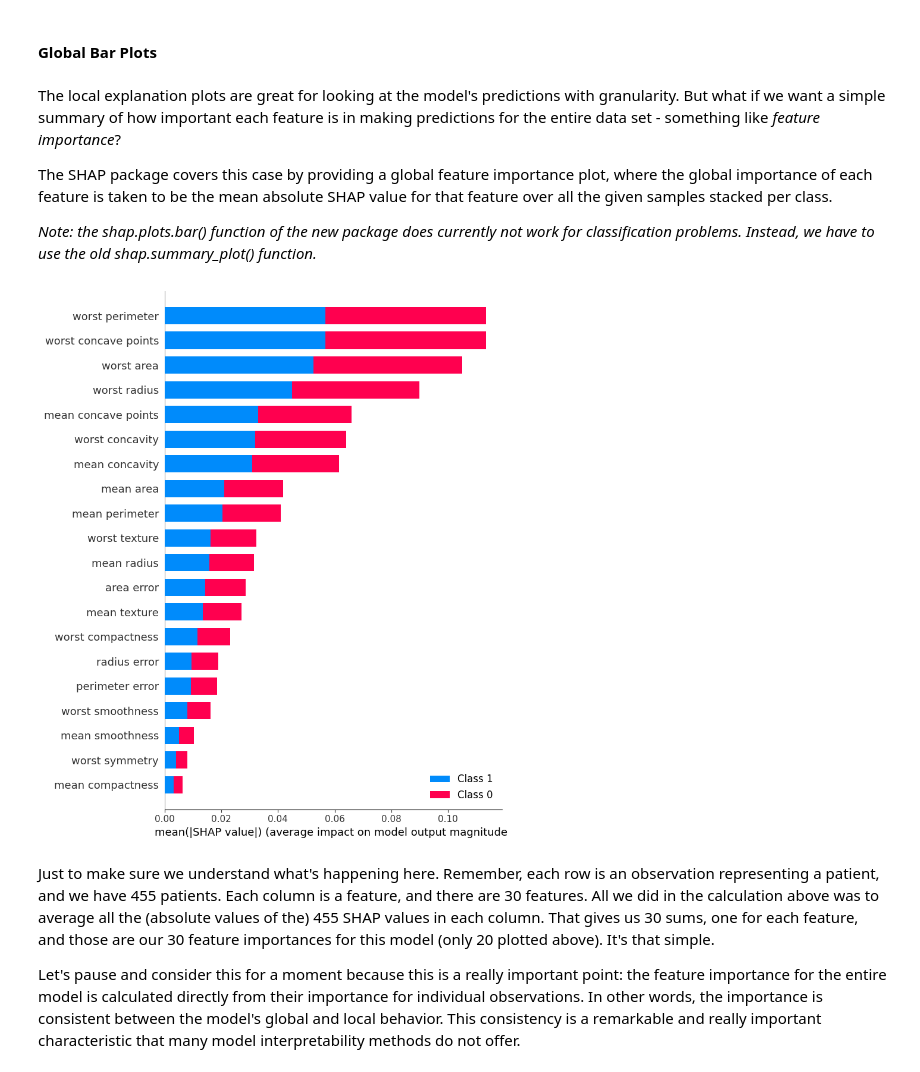
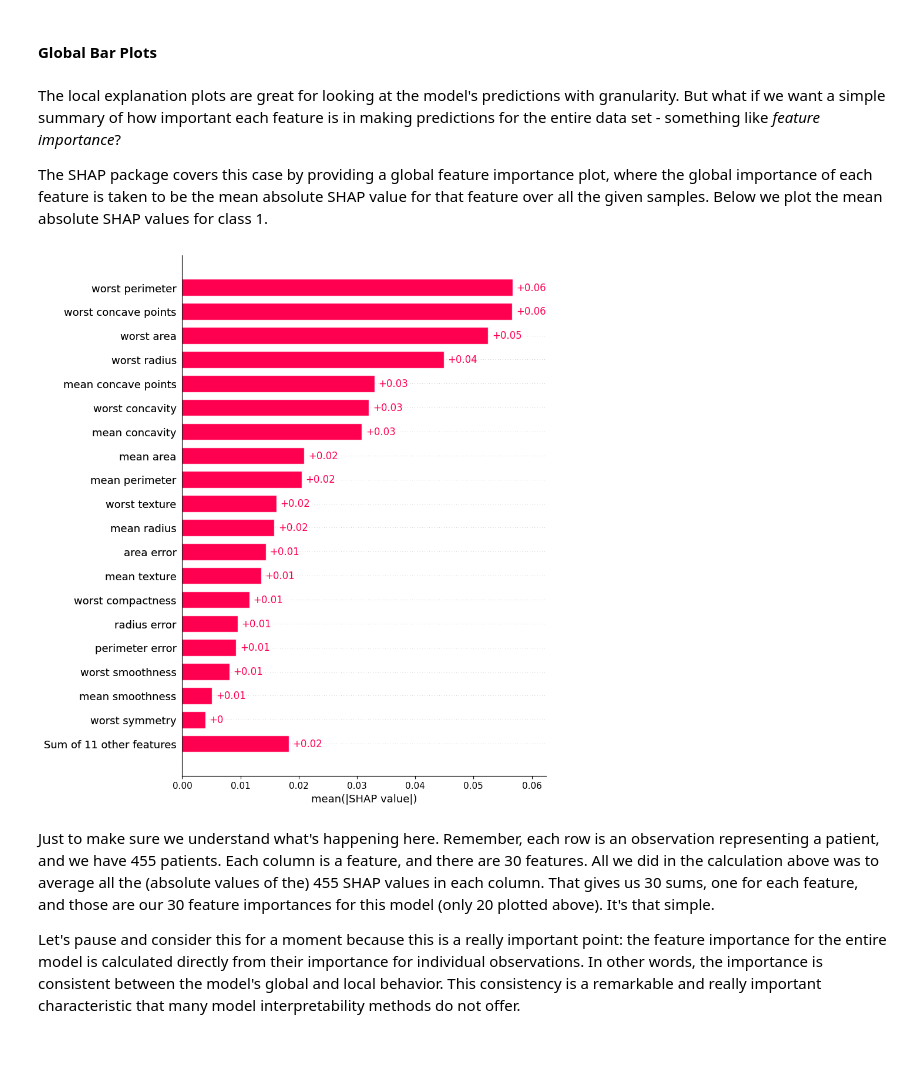
Before and after one commit to aseuteurideu/xai-tutorials, a Jupyter notebook: xai-for-random-forest/Bio-3-Tutorial_SHAP.ipynb, the cells around one changed output. Cells and saved outputs as stored; diff of their text form; code cells hidden in the pictures.

Commit message:
rerun and update tutorials for new package versions

```diff
--- a/xai-for-random-forest/Bio-3-Tutorial_SHAP.ipynb
+++ b/xai-for-random-forest/Bio-3-Tutorial_SHAP.ipynb
@@ -182,15 +182,6 @@ For classification task, shap explainer produces two expected values, correspond
 Now, we can retrieve the SHAP values for our dataset and process them for the visualizations.
 # %%
 shap_values = explainer(X_train)
-
-# round values and add feature names for plotting
-shap_values.data = X_train.round(4)
-
-#NOTE: the new SHAP package is still a bit buggy.
-#      the returned dimensions for the shaply value
-#      matrix are swapped. Hence, we need to put
-#      then into correct order first.
-shap_values.values = list(np.transpose(shap_values.values,(2,0,1)))
 # %% [markdown]
 Notice that the shapley values matrix is the same size as our input matrix that contains all the feature values for each observation (i.e., each row of the matrix). That means there is one Shapley value for each entry in our feature matrix. Hence, each observation (row) has a Shapley value for each of its features (columns) that explains that feature's contribution to the model's prediction for that observation.
 # %%
@@ -253,16 +235,12 @@ The SHAP package also provides decision plots, waterfall plots and other plots f
 # %% [markdown]
 The local explanation plots are great for looking at the model's predictions with granularity. But what if we want a simple summary of how important each feature is in making predictions for the entire data set - something like *feature importance*?
 
-The SHAP package covers this case by providing a global feature importance plot, where the global importance of each feature is taken to be the mean absolute SHAP value for that feature over all the given samples stacked per class.
-
-*Note: the shap.plots.bar() function of the new package does currently not work for classification problems. Instead, we have to use the old shap.summary_plot() function.*
+The SHAP package covers this case by providing a global feature importance plot, where the global importance of each feature is taken to be the mean absolute SHAP value for that feature over all the given samples. Below we plot the mean absolute SHAP values for class 1.
 # %%
-shap.summary_plot(
-    shap_values.values,
-    shap_values.data,
-    plot_type='bar')
+target_class = 1
+shap.plots.bar(shap_values[:, :, target_class], max_display=20, show=True)
 # %% [output]
-[figure, old version]
+[figure, new version]
 # %% [markdown]
 Just to make sure we understand what's happening here. Remember, each row is an observation representing a patient, and we have 455 patients. Each column is a feature, and there are 30 features. All we did in the calculation above was to average all the (absolute values of the) 455 SHAP values in each column. That gives us 30 sums, one for each feature, and those are our 30 feature importances for this model (only 20 plotted above). It's that simple.
 
```
Also changed, not shown: parts of 11 cells of this notebook, 3 other files.
